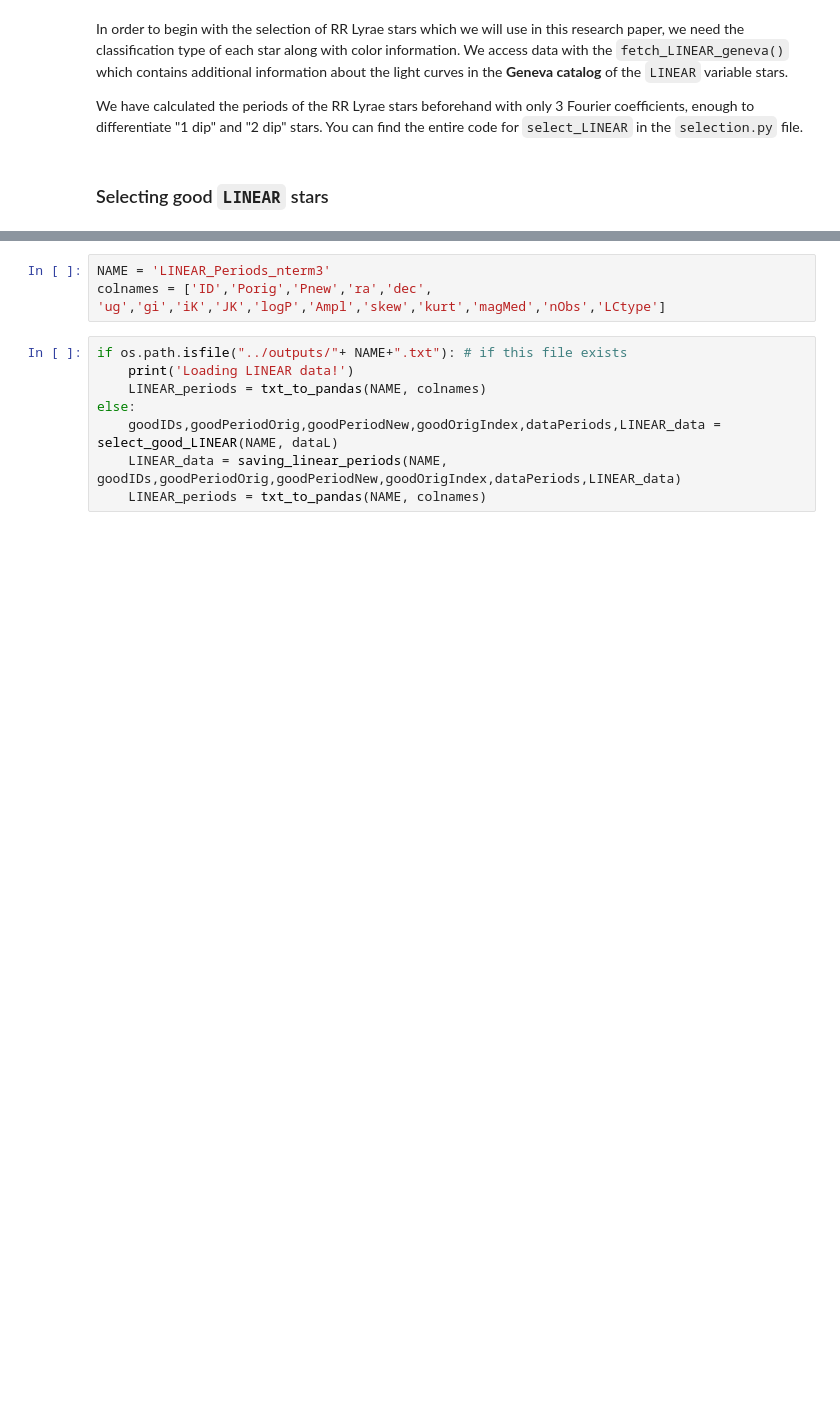
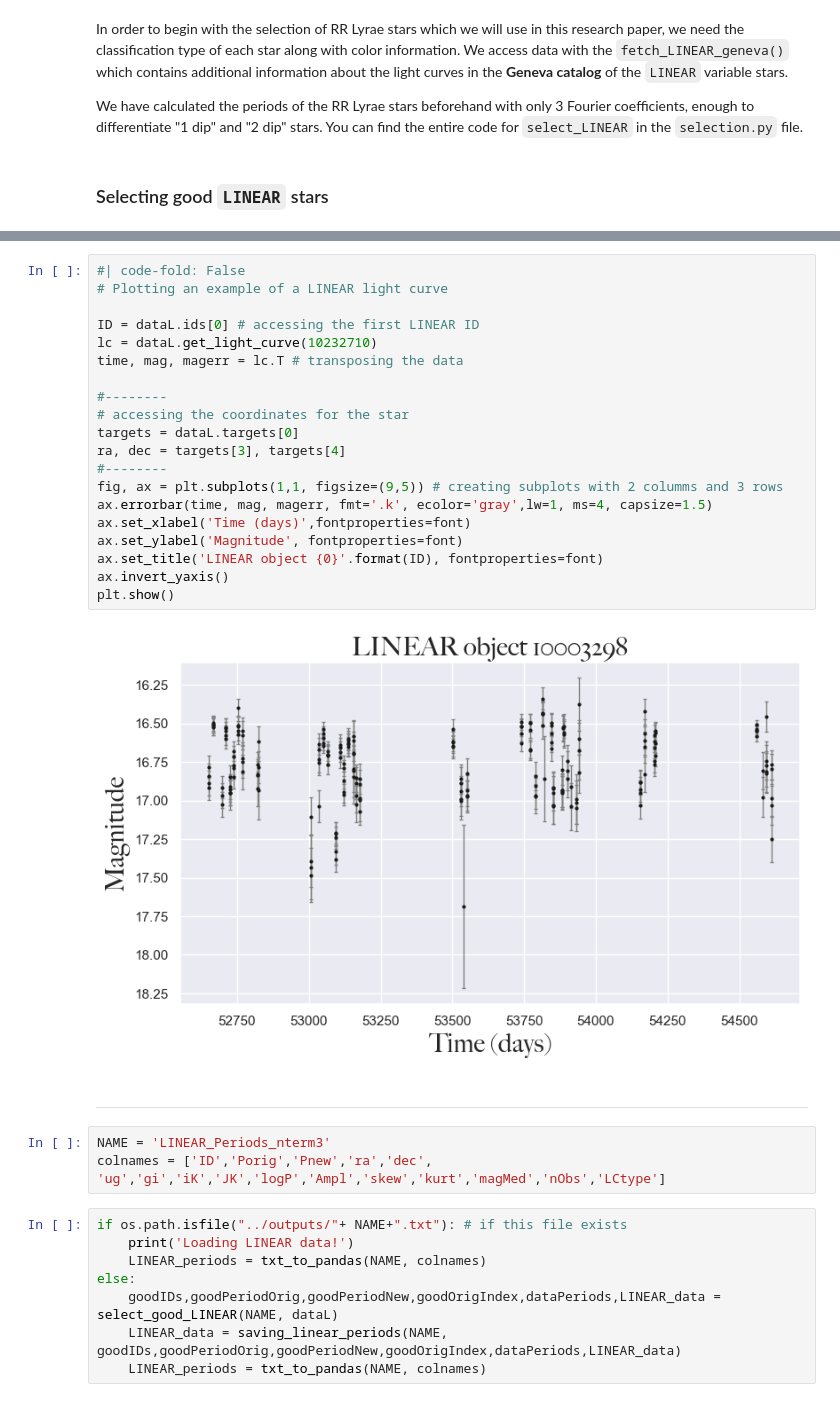
Before and after one commit to emadonev/var_stars, a Jupyter notebook: nbs/02_Data_preparation.ipynb, the cells around one changed output, grey strips where cells are left out. Saved outputs shown, nothing was run; the diff lists cells and outputs as text; blank space fills up the shorter version.

```diff
--- a/nbs/02_Data_preparation.ipynb
+++ b/nbs/02_Data_preparation.ipynb
@@ -152,3 +235,27 @@ We have calculated the periods of the RR Lyrae stars beforehand with only 3 Four
+# %%
+#| code-fold: False
+# Plotting an example of a LINEAR light curve
+
+ID = dataL.ids[0] # accessing the first LINEAR ID
+lc = dataL.get_light_curve(10232710)
+time, mag, magerr = lc.T # transposing the data
+
+#--------
+# accessing the coordinates for the star
+targets = dataL.targets[0]
+ra, dec = targets[3], targets[4]
+#--------
+fig, ax = plt.subplots(1,1, figsize=(9,5)) # creating subplots with 2 columms and 3 rows
+ax.errorbar(time, mag, magerr, fmt='.k', ecolor='gray',lw=1, ms=4, capsize=1.5)
+ax.set_xlabel('Time (days)',fontproperties=font)
+ax.set_ylabel('Magnitude', fontproperties=font)
+ax.set_title('LINEAR object {0}'.format(ID), fontproperties=font)
+ax.invert_yaxis()
+plt.show()
+# %% [output]
+[figure, added]
+# %% [markdown]
+---
 # %%
 NAME = 'LINEAR_Periods_nterm3'
 colnames = ['ID','Porig','Pnew','ra','dec', 'ug','gi','iK','JK','logP','Ampl','skew','kurt','magMed','nObs','LCtype']
```
Also changed, not shown: parts of 7 cells of this notebook, 13 other files.
